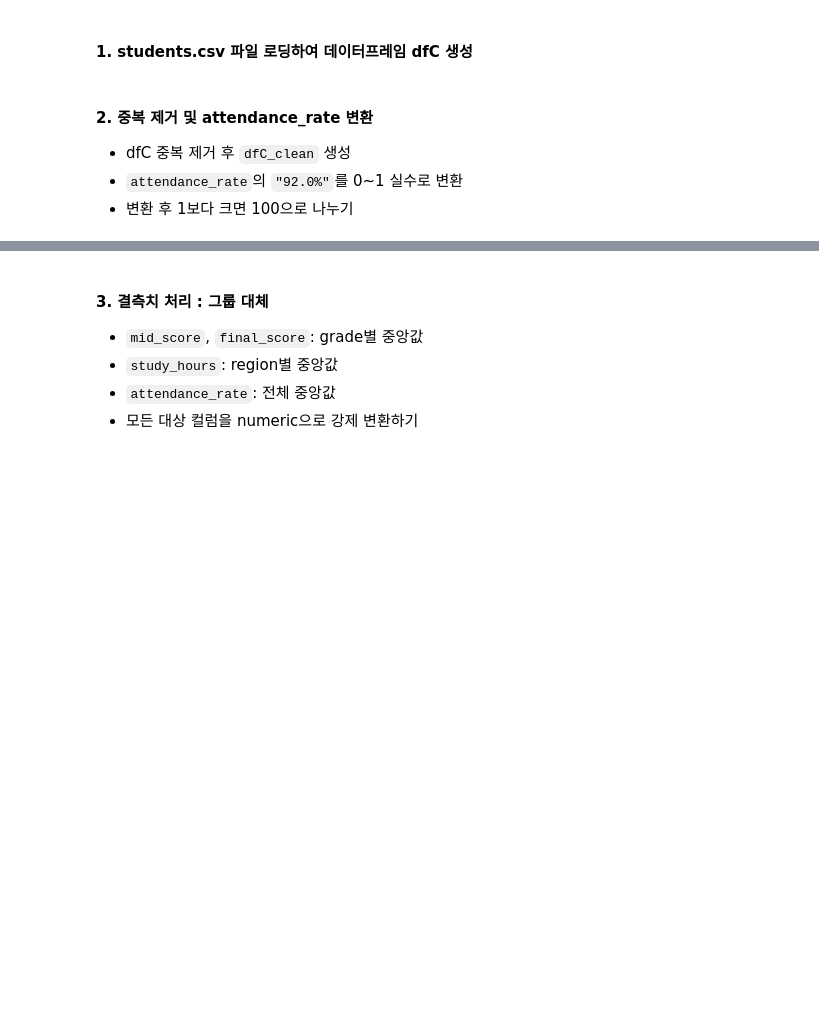
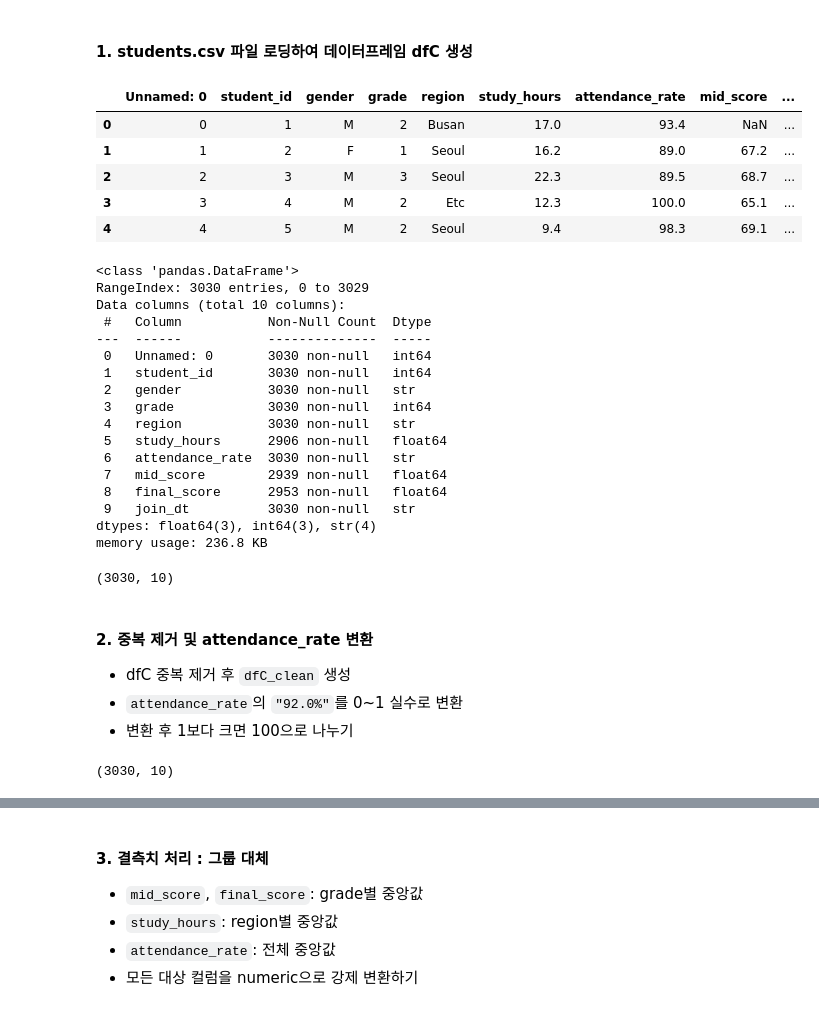
Before and after one commit to dkdkdk606/national_Defense, a Jupyter notebook: 04_pandas/2.문제/pandas_06_데이터파악과조작_연습문제4_데이터변환.ipynb, the cells around one changed output, grey strips where cells are left out. Cells and saved outputs as stored; diff of their text form; code cells hidden in the pictures; blank space fills up the shorter version.

```diff
--- a/04_pandas/2.문제/pandas_06_데이터파악과조작_연습문제4_데이터변환.ipynb
+++ b/04_pandas/2.문제/pandas_06_데이터파악과조작_연습문제4_데이터변환.ipynb
@@ -209,9 +292,45 @@ dfA_clean.head()
 ### 문제 #2. 학습/평가 데이터 (students.csv)
 # %% [markdown]
 #### 1. students.csv 파일 로딩하여  데이터프레임 dfC 생성
+# %%
+data = pd.read_csv('data/students.csv')
+dfC = pd.DataFrame(data)
+dfC.head()
+dfC.info()
+dfC.shape
+# %% [output]
+|  | Unnamed: 0 | student_id | gender | grade | region | study_hours | attendance_rate | mid_score | ... |
+| 0 | 0 | 1 | M | 2 | Busan | 17.0 | 93.4 | NaN | ... |
+| 1 | 1 | 2 | F | 1 | Seoul | 16.2 | 89.0 | 67.2 | ... |
+| 2 | 2 | 3 | M | 3 | Seoul | 22.3 | 89.5 | 68.7 | ... |
+| 3 | 3 | 4 | M | 2 | Etc | 12.3 | 100.0 | 65.1 | ... |
+| 4 | 4 | 5 | M | 2 | Seoul | 9.4 | 98.3 | 69.1 | ... |
+<class 'pandas.DataFrame'>
+RangeIndex: 3030 entries, 0 to 3029
+Data columns (total 10 columns):
+ #   Column           Non-Null Count  Dtype
+---  ------           --------------  -----
+ 0   Unnamed: 0       3030 non-null   int64
+ 1   student_id       3030 non-null   int64
+ 2   gender           3030 non-null   str
+ 3   grade            3030 non-null   int64
+ 4   region           3030 non-null   str
+ 5   study_hours      2906 non-null   float64
+ 6   attendance_rate  3030 non-null   str
+ 7   mid_score        2939 non-null   float64
+ 8   final_score      2953 non-null   float64
+ 9   join_dt          3030 non-null   str
+dtypes: float64(3), int64(3), str(4)
+memory usage: 236.8 KB
+(3030, 10)
 # %% [markdown]
 #### 2. 중복 제거 및 attendance_rate 변환
 
 - dfC 중복 제거 후 `dfC_clean` 생성
 - `attendance_rate`의 `"92.0%"`를 0~1 실수로 변환
 - 변환 후 1보다 크면 100으로 나누기
+# %%
+dfC_clean = dfC.drop_duplicates()
+dfC_clean.shape
+# %% [output]
+(3030, 10)
```
Also changed, not shown: parts of 14 cells of this notebook, 18 other files.
